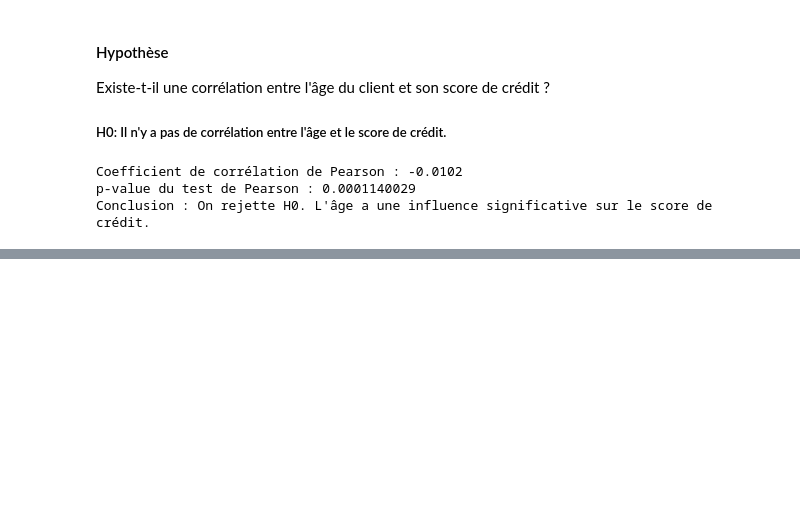
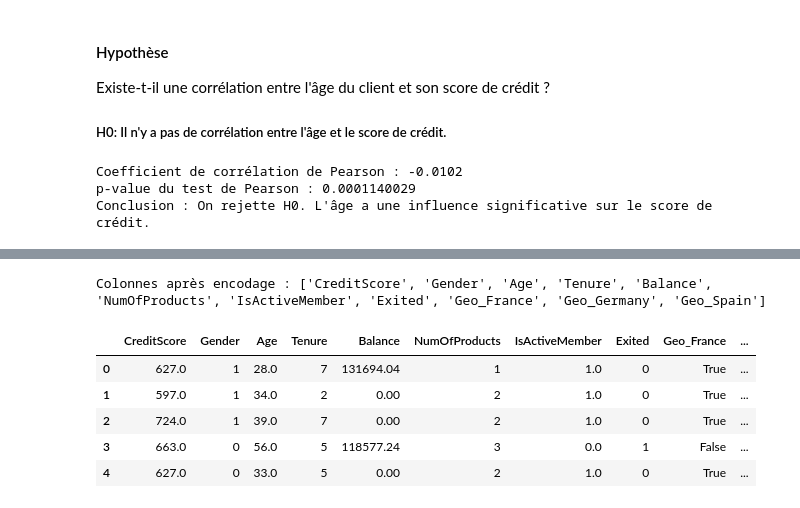
Before and after one commit to kenzakab16/classification-bank-churn, a Jupyter notebook: projets/classification-bank-churn.ipynb, the cells around one changed output, grey strips where cells are left out. Drawn from its saved outputs; the diff is of its cells as text; code cells hidden in the pictures; blank space fills up the shorter version.

```diff
--- a/projets/classification-bank-churn.ipynb
+++ b/projets/classification-bank-churn.ipynb
@@ -329,0 +353,20 @@ Conclusion : On rejette H0. L'âge a une influence significative sur le score de
+# %%
+# Nettoyage des Valeurs Aberrantes
+# Colonnes où les outliers peuvent être gênants
+cols_outliers = ['Age', 'CreditScore', 'Balance']
+
+for col in cols_outliers:
+    # Calcul des quartiles
+    Q1 = train_df[col].quantile(0.25)
+    Q3 = train_df[col].quantile(0.75)
+    IQR = Q3 - Q1
+
+    # Définition des limites (Lower Bound & Upper Bound)
+    lower = Q1 - 1.5 * IQR
+    upper = Q3 + 1.5 * IQR
+
+    # Application du "Capping" : on plafonne les valeurs au lieu de supprimer les lignes
+    # Cela permet de garder tes 165 034 lignes intactes pour l'entraînement
+    train_df[col] = train_df[col].clip(lower=lower, upper=upper)
+
+print("Valeurs aberrantes traitées par plafonnement (Capping).")
@@ -329,0 +384,24 @@ Conclusion : On rejette H0. L'âge a une influence significative sur le score de
+# %%
+# encoding de la variable catégorique Gender
+
+# Label Encoding pour le Genre
+le = LabelEncoder()
+train_df['Gender'] = le.fit_transform(train_df['Gender'])
+# Male deviendra probablement 1 et Female 0 (selon l'ordre alphabétique)
+# %%
+# encoding de la variable catégorique Geography
+# One-Hot Encoding pour la Géographie
+
+# On utilise get_dummies de pandas qui est très efficace
+train_df = pd.get_dummies(train_df, columns=['Geography'], prefix='Geo')
+# %%
+print("Colonnes après encodage :", train_df.columns.tolist())
+train_df.head()
+# %% [output]
+Colonnes après encodage : ['CreditScore', 'Gender', 'Age', 'Tenure', 'Balance', 'NumOfProducts', 'IsActiveMember', 'Exited', 'Geo_France', 'Geo_Germany', 'Geo_Spain']
+|  | CreditScore | Gender | Age | Tenure | Balance | NumOfProducts | IsActiveMember | Exited | Geo_France | ... |
+| 0 | 627.0 | 1 | 28.0 | 7 | 131694.04 | 1 | 1.0 | 0 | True | ... |
+| 1 | 597.0 | 1 | 34.0 | 2 | 0.00 | 2 | 1.0 | 0 | True | ... |
+| 2 | 724.0 | 1 | 39.0 | 7 | 0.00 | 2 | 1.0 | 0 | True | ... |
+| 3 | 663.0 | 0 | 56.0 | 5 | 118577.24 | 3 | 0.0 | 1 | False | ... |
+| 4 | 627.0 | 0 | 33.0 | 5 | 0.00 | 2 | 1.0 | 0 | True | ... |
```
Also changed, not shown: parts of 6 cells of this notebook.
